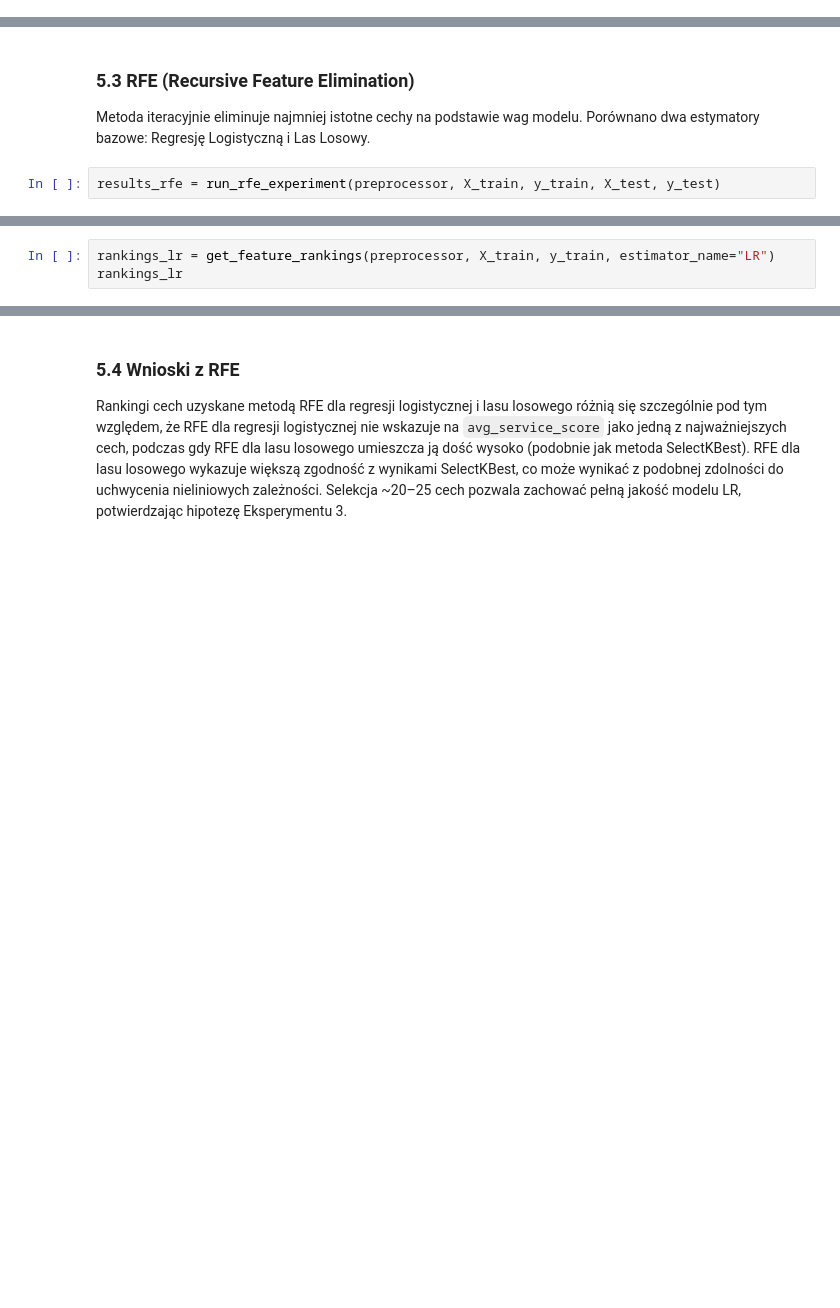
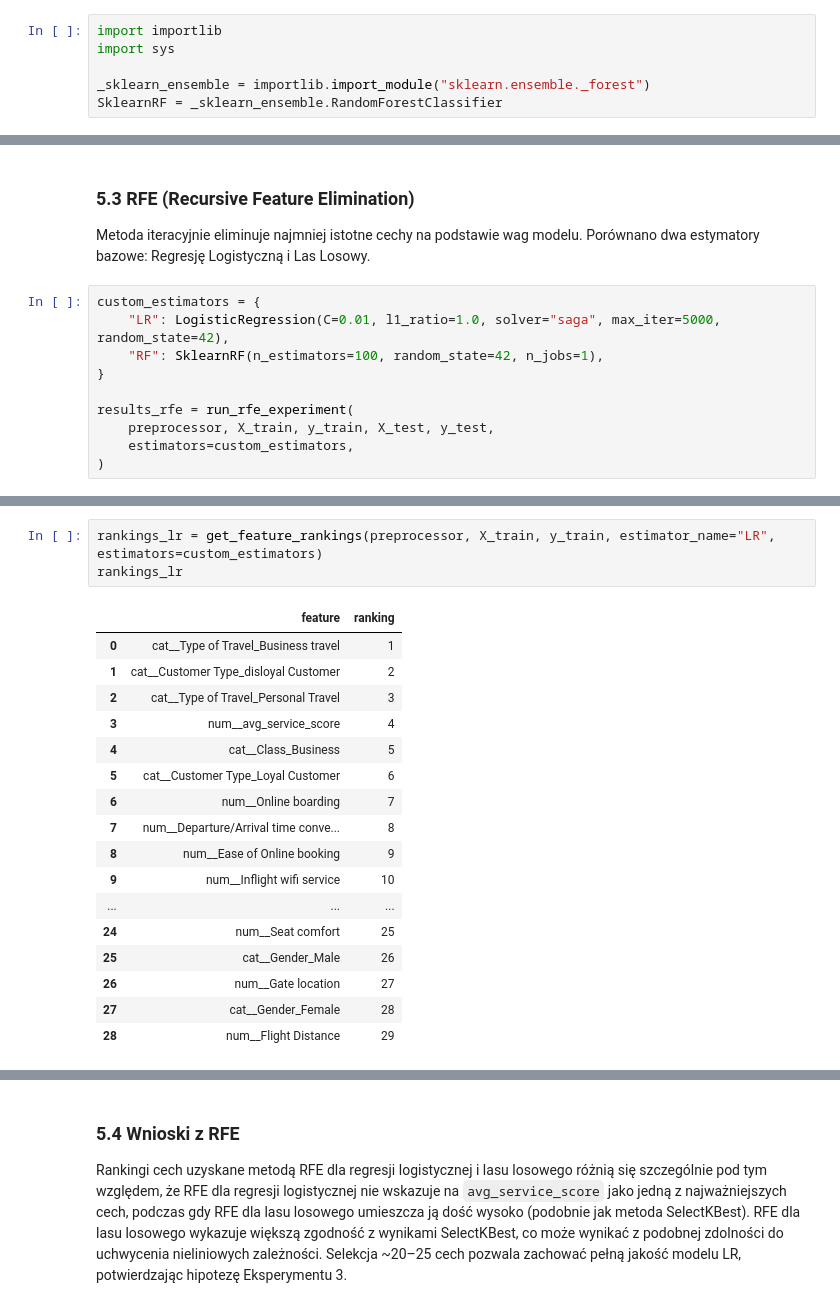
Before and after one commit to nataliap203/Airline_Passenger_Satisfaction_Classification, a Jupyter notebook: notebooks/main.ipynb, the cells around one changed output, grey strips where cells are left out. Drawn from its saved outputs; the diff is of its cells as text; blank space fills up the shorter version.

```diff
--- a/notebooks/main.ipynb
+++ b/notebooks/main.ipynb
@@ -111,2 +117,8 @@ if IN_COLAB:
 # %% [markdown]
 ## 1. Pobranie danych i import bibliotek
+# %%
+import importlib
+import sys
+
+_sklearn_ensemble = importlib.import_module("sklearn.ensemble._forest")
+SklearnRF = _sklearn_ensemble.RandomForestClassifier
@@ -404,4 +709,12 @@ Jakość modelu rośnie gwałtownie do k ≈ 20, po czym osiąga plateau — dal
 
 Metoda iteracyjnie eliminuje najmniej istotne cechy na podstawie wag modelu. Porównano dwa estymatory bazowe: Regresję Logistyczną i Las Losowy.
 # %%
-results_rfe = run_rfe_experiment(preprocessor, X_train, y_train, X_test, y_test)
+custom_estimators = {
+    "LR": LogisticRegression(C=0.01, l1_ratio=1.0, solver="saga", max_iter=5000, random_state=42),
+    "RF": SklearnRF(n_estimators=100, random_state=42, n_jobs=1),
+}
+
+results_rfe = run_rfe_experiment(
+    preprocessor, X_train, y_train, X_test, y_test,
+    estimators=custom_estimators,
+)
@@ -412,5 +754,23 @@ plot_n_features_vs_metrics(results_rfe)
 # %%
-rankings_lr = get_feature_rankings(preprocessor, X_train, y_train, estimator_name="LR")
+rankings_lr = get_feature_rankings(preprocessor, X_train, y_train, estimator_name="LR", estimators=custom_estimators)
 rankings_lr
+# %% [output]
+|  | feature | ranking |
+| 0 | cat__Type of Travel_Business travel | 1 |
+| 1 | cat__Customer Type_disloyal Customer | 2 |
+| 2 | cat__Type of Travel_Personal Travel | 3 |
+| 3 | num__avg_service_score | 4 |
+| 4 | cat__Class_Business | 5 |
+| 5 | cat__Customer Type_Loyal Customer | 6 |
+| 6 | num__Online boarding | 7 |
+| 7 | num__Departure/Arrival time conve... | 8 |
+| 8 | num__Ease of Online booking | 9 |
+| 9 | num__Inflight wifi service | 10 |
+| ... | ... | ... |
+| 24 | num__Seat comfort | 25 |
+| 25 | cat__Gender_Male | 26 |
+| 26 | num__Gate location | 27 |
+| 27 | cat__Gender_Female | 28 |
+| 28 | num__Flight Distance | 29 |
 # %%
 plot_feature_rankings(rankings_lr, estimator_name="LR", top_n=29)
```
Also changed, not shown: parts of 46 cells of this notebook.
